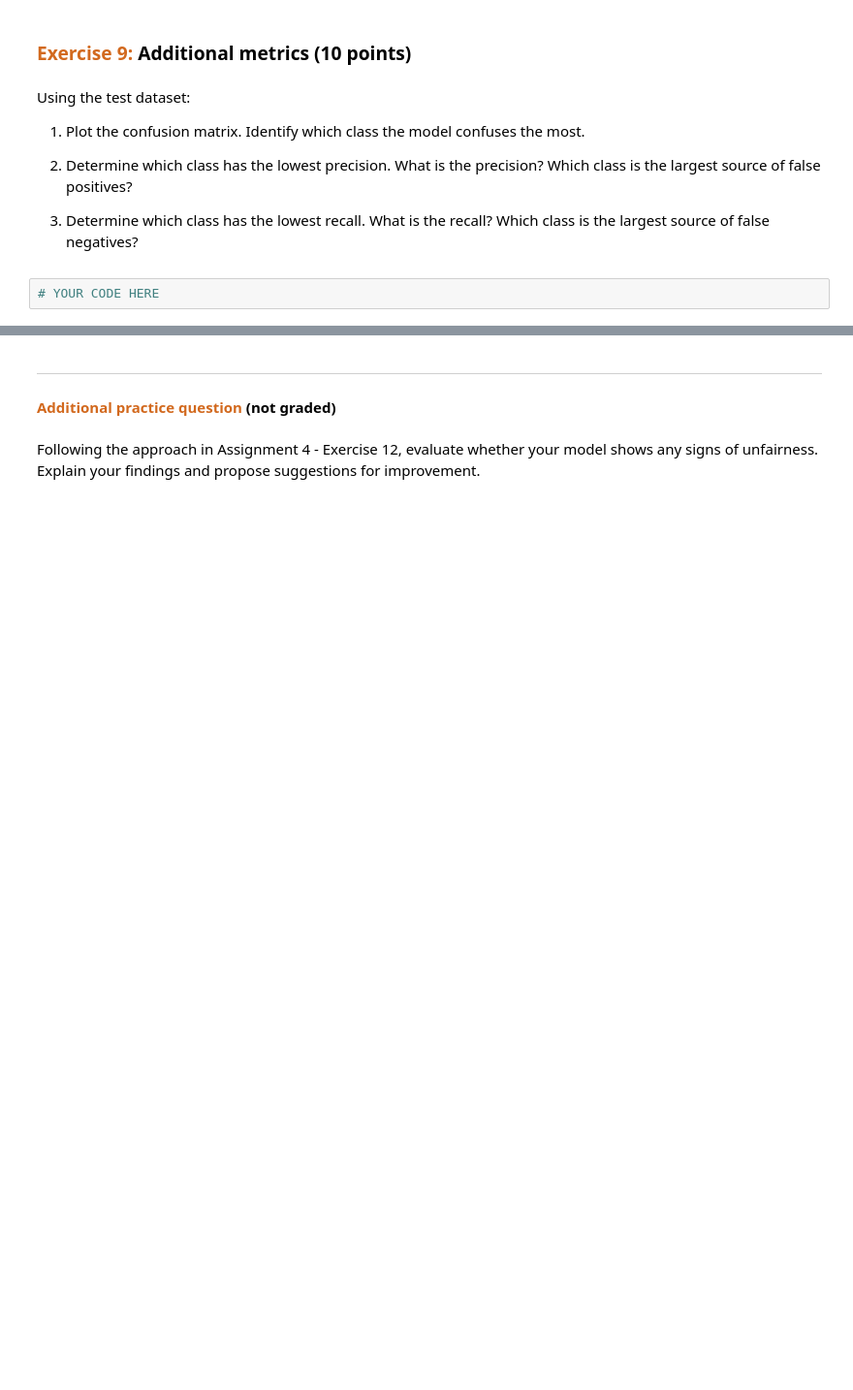
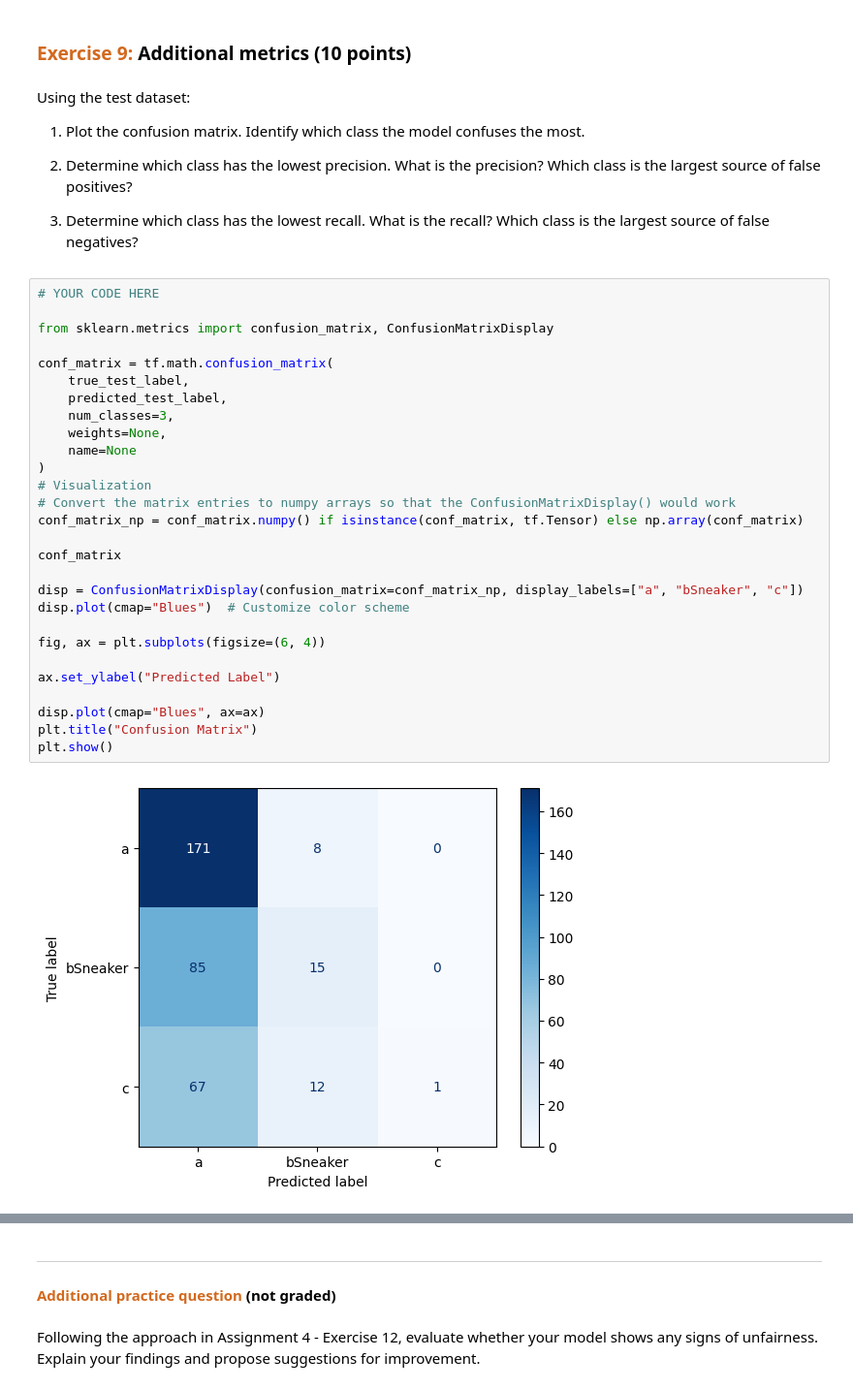
Before and after one commit to dabingougou/207, a Jupyter notebook: week5/05 Multiclass classification.ipynb, the cells around one changed output, grey strips where cells are left out. Shown: that part at 97% size. Cells and saved outputs as stored; diff of their text form; blank space fills up the shorter version.

```diff
--- a/week5/05 Multiclass classification.ipynb
+++ b/week5/05 Multiclass classification.ipynb
@@ -1170,3 +1286,31 @@ Using the test dataset:
 3. Determine which class has the lowest recall. What is the recall? Which class is the largest source of false negatives?
 # %%
 # YOUR CODE HERE
+
+from sklearn.metrics import confusion_matrix, ConfusionMatrixDisplay
+
+conf_matrix = tf.math.confusion_matrix(
+    true_test_label,
+    predicted_test_label,
+    num_classes=3,
+    weights=None,
+    name=None
+)
+# Visualization
+# Convert the matrix entries to numpy arrays so that the ConfusionMatrixDisplay() would work
+conf_matrix_np = conf_matrix.numpy() if isinstance(conf_matrix, tf.Tensor) else np.array(conf_matrix)
+
+conf_matrix
+
+disp = ConfusionMatrixDisplay(confusion_matrix=conf_matrix_np, display_labels=["a", "bSneaker", "c"])
+disp.plot(cmap="Blues")  # Customize color scheme
+
+fig, ax = plt.subplots(figsize=(6, 4))
+
+ax.set_ylabel("Predicted Label")
+
+disp.plot(cmap="Blues", ax=ax)
+plt.title("Confusion Matrix")
+plt.show()
+# %% [output]
+[figure, added]
```
Also changed, not shown: parts of 11 cells of this notebook.
